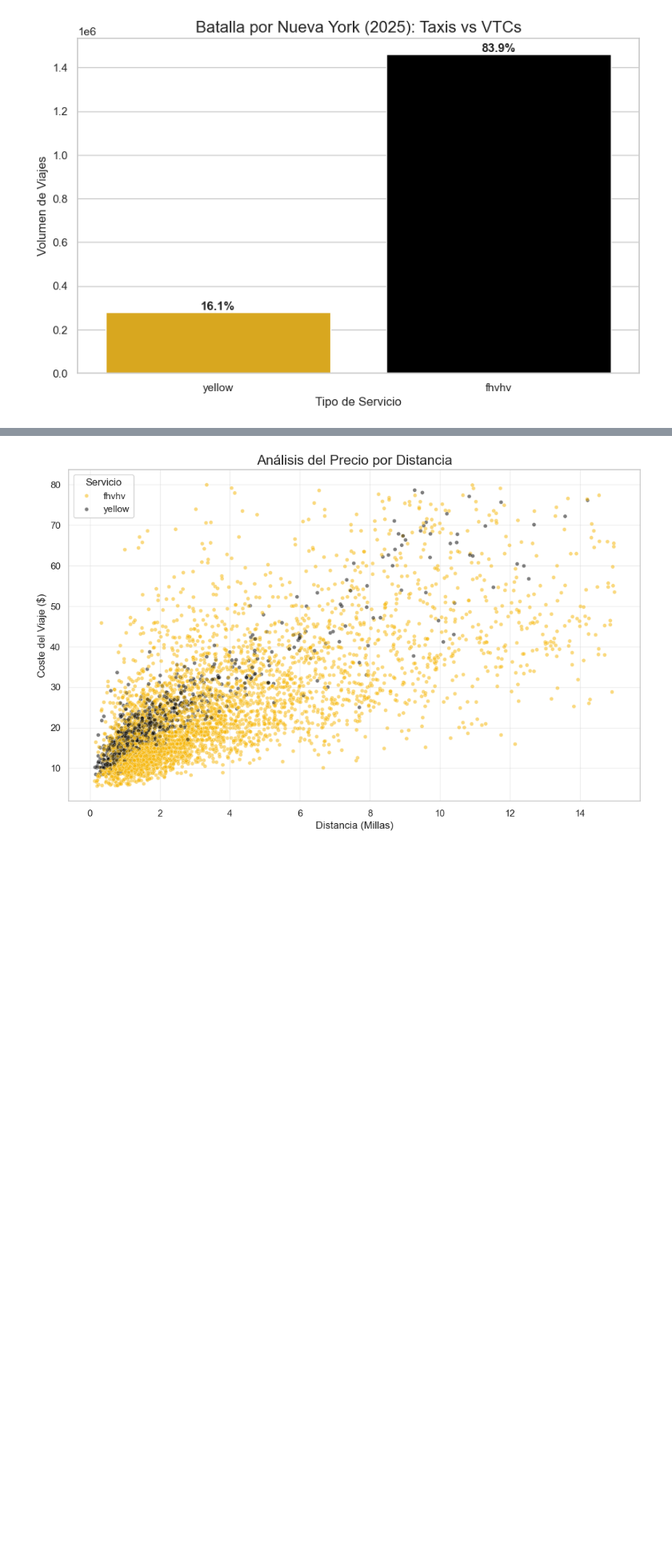
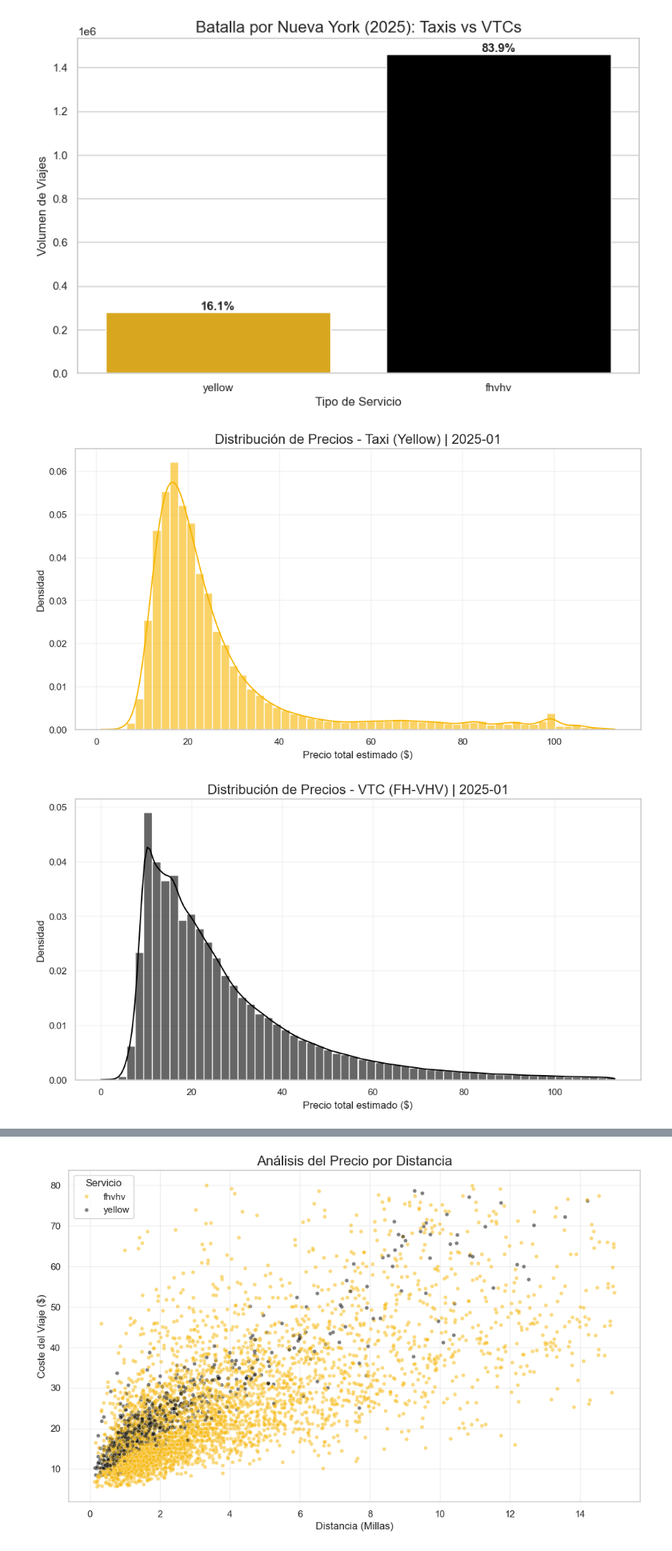
Before and after one commit to carmengranadosv/PD2-conducIA, a Jupyter notebook: src/analysis/1_data_analysis.ipynb, the cells around one changed output, grey strips where cells are left out. Shown at 80% size. Drawn from its saved outputs; the diff is of its cells as text; code cells hidden in the pictures; blank space fills up the shorter version.

```diff
--- a/src/analysis/1_data_analysis.ipynb
+++ b/src/analysis/1_data_analysis.ipynb
@@ -22,5 +23,8 @@ plt.rcParams['font.size'] = 10
 # %%
 # Rutas relativas
 BASE_DIR = "../../data/processed/tlc_clean"
-ANIO_ANALISIS = "2025" # Se puede cambiar
+
+# Variables globales que se pueden cambiar
+ANIO_ANALISIS = "2025"
+MES_ANALISIS = "01"
 # %%
@@ -183,3 +206,54 @@ for p in ax.patches:
 plt.show()
 # %% [output]
 [figure]
+# %%
+# --- DISTRIBUCIÓN DE PRECIOS ---
+df_prices = df.copy()
+df_prices = df_prices[df_prices["precio_total_est"] > 0]
+
+# Quitamos los outliers
+p99 = df_prices["precio_total_est"].quantile(0.99)
+df_prices = df_prices[df_prices["precio_total_est"] <= p99]
+
+map_labels = {"yellow": "Taxi (Yellow)", "fhvhv": "VTC (FH-VHV)"}
+df_prices["servicio"] = df_prices["tipo_vehiculo"].map(map_labels).fillna(df_prices["tipo_vehiculo"])
+
+# Histogramas separados por tipo de vehículo
+bins = 60
+
+# Taxi (Yellow)
+plt.figure(figsize=(12, 6))
+sns.histplot(
+    data=df_prices[df_prices["tipo_vehiculo"] == "yellow"],
+    x="precio_total_est",
+    bins=bins,
+    kde=True,
+    stat="density",
+    color="#F7B500",
+    alpha=0.6
+)
+plt.title(f"Distribución de Precios - Taxi (Yellow) | {ANIO_ANALISIS}-{MES_ANALISIS}", fontsize=16)
+plt.xlabel("Precio total estimado ($)")
+plt.ylabel("Densidad")
+plt.grid(True, alpha=0.25)
+plt.show()
+
+# VTC (FH-VHV)
+plt.figure(figsize=(12, 6))
+sns.histplot(
+    data=df_prices[df_prices["tipo_vehiculo"] == "fhvhv"],
+    x="precio_total_est",
+    bins=bins,
+    kde=True,
+    stat="density",
+    color="black",
+    alpha=0.6
+)
+plt.title(f"Distribución de Precios - VTC (FH-VHV) | {ANIO_ANALISIS}-{MES_ANALISIS}", fontsize=16)
+plt.xlabel("Precio total estimado ($)")
+plt.ylabel("Densidad")
+plt.grid(True, alpha=0.25)
+plt.show()
+# %% [output]
+[figure, added]
+[figure, added]
```
Also changed, not shown: parts of 8 cells of this notebook.
